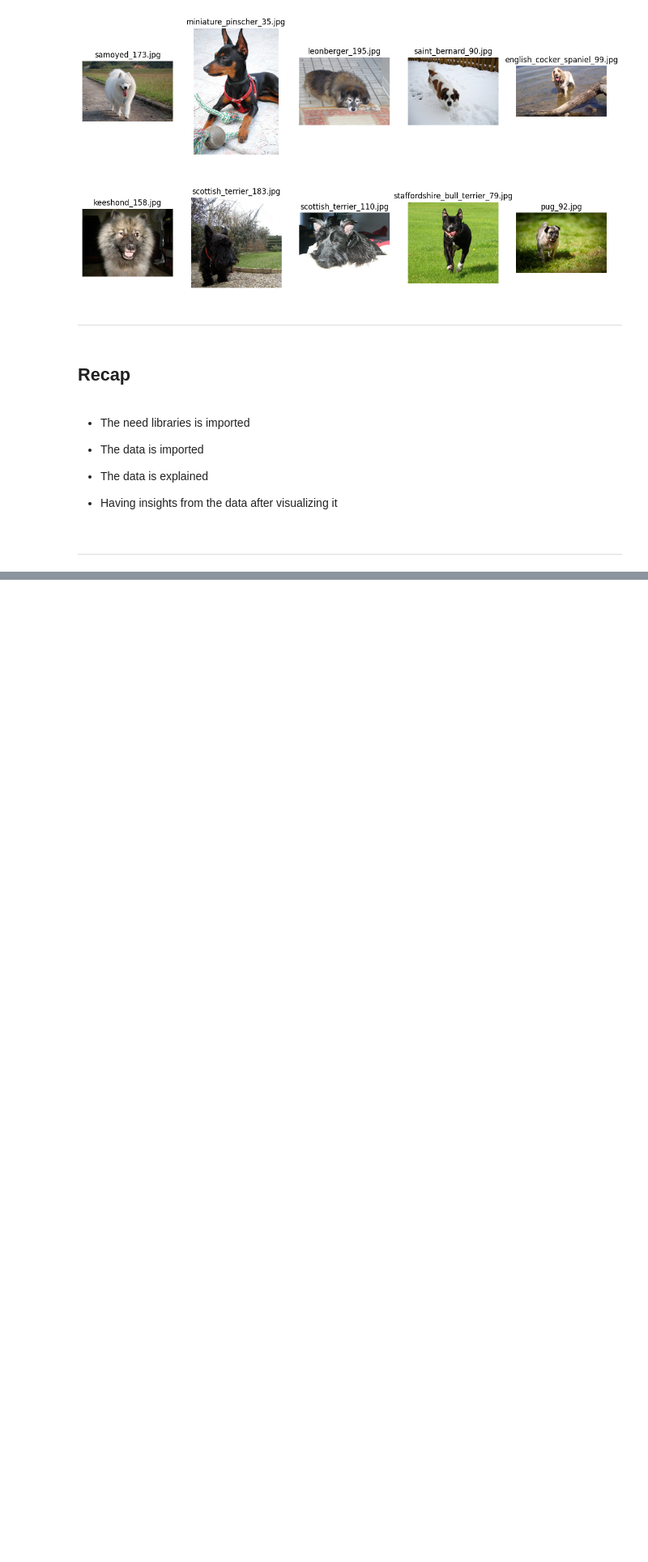
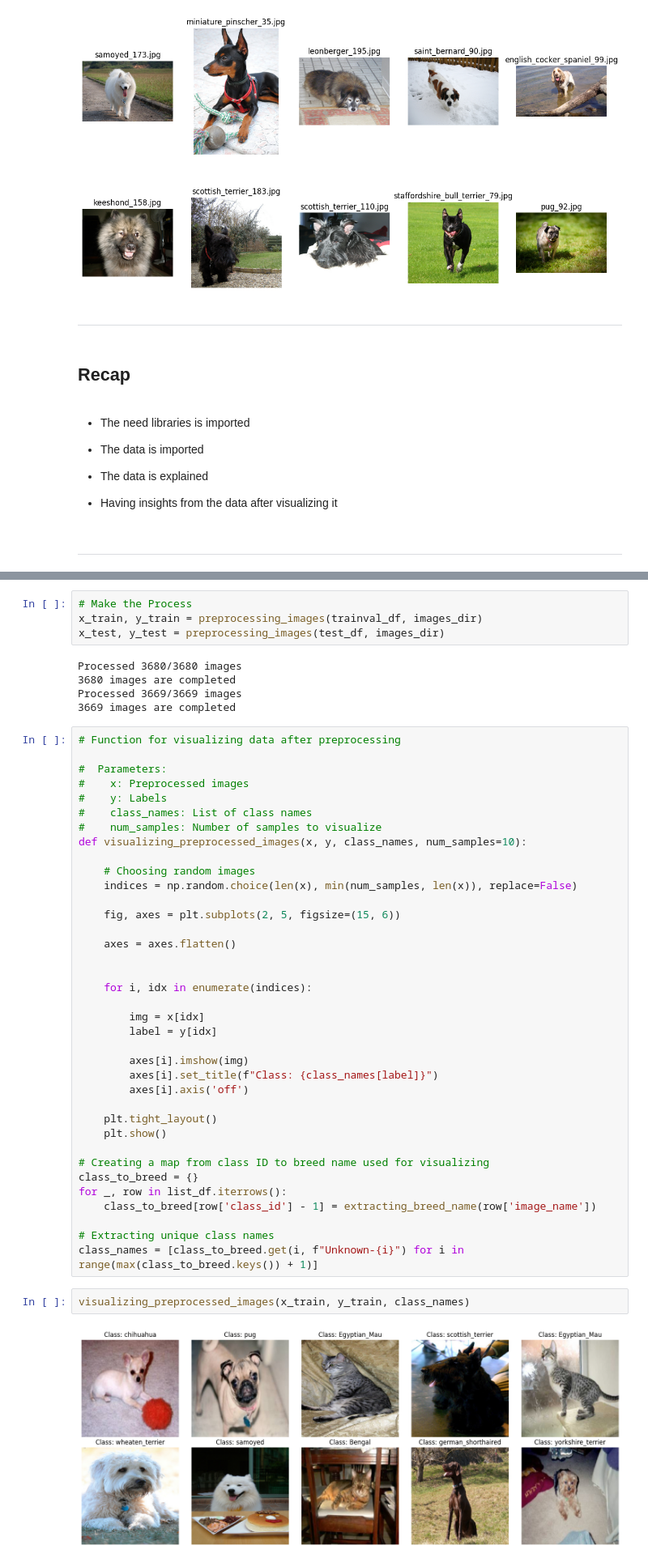
Before and after one commit to OmarAhmedAbdelAziz/Multiclass-Classification-Semantic-Segmentation-of-Pet-Breeds, a Jupyter notebook: notebooks/Step by Step Notebook.ipynb, the cells around one changed output, grey strips where cells are left out. Shown at 81% size. Saved outputs shown, nothing was run; the diff lists cells and outputs as text; blank space fills up the shorter version.

Commit message:
preprocessing & splitting data before training

```diff
--- a/notebooks/Step by Step Notebook.ipynb
+++ b/notebooks/Step by Step Notebook.ipynb
@@ -248,0 +302,50 @@ plt.show()
+# %%
+# Make the Process
+x_train, y_train = preprocessing_images(trainval_df, images_dir)
+x_test, y_test = preprocessing_images(test_df, images_dir)
+# %% [output]
+Processed 3680/3680 images
+3680 images are completed
+Processed 3669/3669 images
+3669 images are completed
+# %%
+# Function for visualizing data after preprocessing
+
+#  Parameters:
+#    x: Preprocessed images
+#    y: Labels
+#    class_names: List of class names
+#    num_samples: Number of samples to visualize
+def visualizing_preprocessed_images(x, y, class_names, num_samples=10):
+
+    # Choosing random images
+    indices = np.random.choice(len(x), min(num_samples, len(x)), replace=False)
+
+    fig, axes = plt.subplots(2, 5, figsize=(15, 6))
+
+    axes = axes.flatten()
+
+
+    for i, idx in enumerate(indices):
+
+        img = x[idx]
+        label = y[idx]
+
+        axes[i].imshow(img)
+        axes[i].set_title(f"Class: {class_names[label]}")
+        axes[i].axis('off')
+
+    plt.tight_layout()
+    plt.show()
+
+# Creating a map from class ID to breed name used for visualizing
+class_to_breed = {}
+for _, row in list_df.iterrows():
+    class_to_breed[row['class_id'] - 1] = extracting_breed_name(row['image_name'])
+
+# Extracting unique class names
+class_names = [class_to_breed.get(i, f"Unknown-{i}") for i in range(max(class_to_breed.keys()) + 1)]
+# %%
+visualizing_preprocessed_images(x_train, y_train, class_names)
+# %% [output]
+[figure, added]
```
Also changed, not shown: parts of 9 cells of this notebook.
